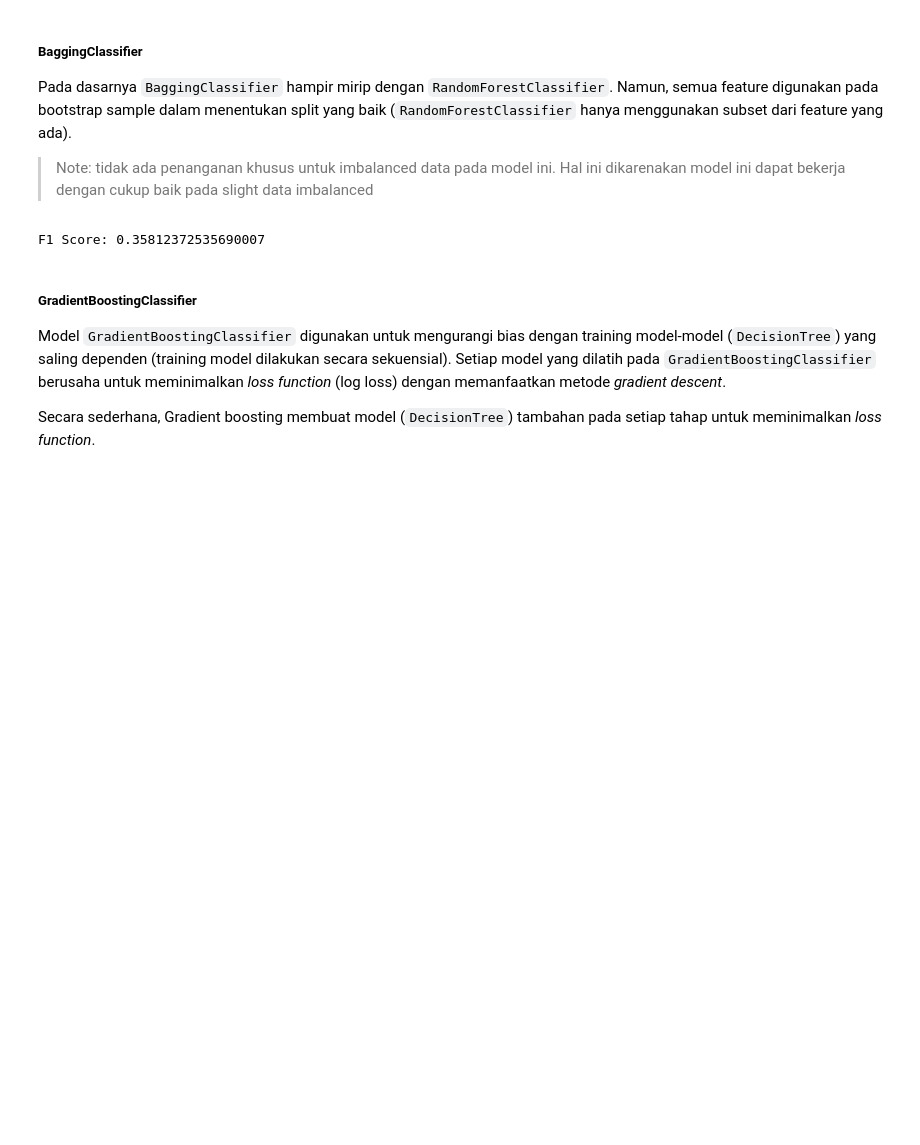
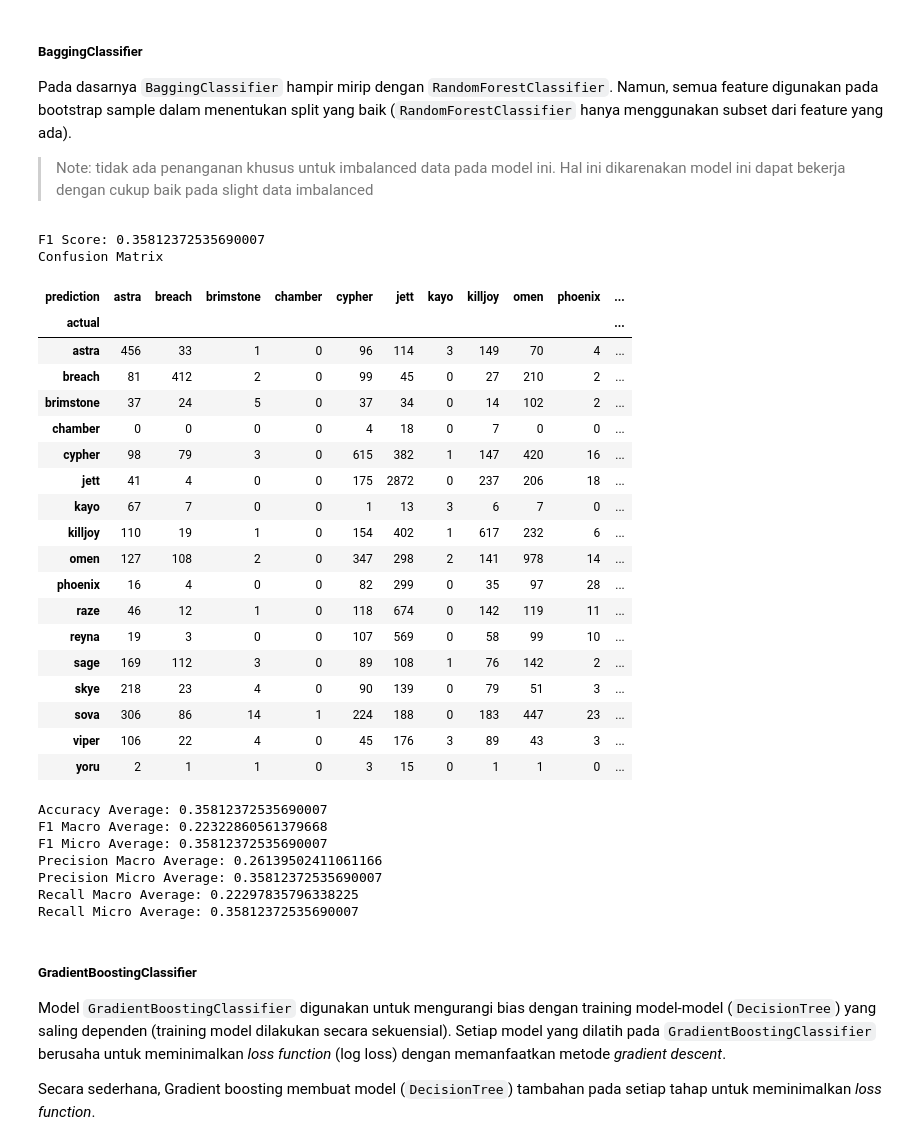
Before and after one commit to LyzanderAndrylie/kasdad-tk, a Jupyter notebook: TK_Data+.ipynb, the cells around one changed output. Saved outputs shown, nothing was run; the diff lists cells and outputs as text; code cells hidden in the pictures; blank space fills up the shorter version.

```diff
--- a/TK_Data+.ipynb
+++ b/TK_Data+.ipynb
@@ -2491,15 +2540,43 @@ Pada dasarnya `BaggingClassifier` hampir mirip dengan `RandomForestClassifier`.
 # %%
 # Mendefinisikan model
 bgc = BaggingClassifier(n_estimators=100, random_state=10, n_jobs=-1)
 bgc.fit(X_train, y_train)
 
 # Prediksi dan Evaluasi
 predictions = bgc.predict(X_test)
 f1 = f1_score(y_test, predictions, average='micro')
 
 print(f'F1 Score: {f1}')
+evaluate_classifier_performance(predictions, y_test)
 # %% [output]
 F1 Score: 0.35812372535690007
+Confusion Matrix
+| prediction | astra | breach | brimstone | chamber | cypher | jett | kayo | killjoy | omen | phoenix | ... |
+| actual |  |  |  |  |  |  |  |  |  |  | ... |
+| astra | 456 | 33 | 1 | 0 | 96 | 114 | 3 | 149 | 70 | 4 | ... |
+| breach | 81 | 412 | 2 | 0 | 99 | 45 | 0 | 27 | 210 | 2 | ... |
+| brimstone | 37 | 24 | 5 | 0 | 37 | 34 | 0 | 14 | 102 | 2 | ... |
+| chamber | 0 | 0 | 0 | 0 | 4 | 18 | 0 | 7 | 0 | 0 | ... |
+| cypher | 98 | 79 | 3 | 0 | 615 | 382 | 1 | 147 | 420 | 16 | ... |
+| jett | 41 | 4 | 0 | 0 | 175 | 2872 | 0 | 237 | 206 | 18 | ... |
+| kayo | 67 | 7 | 0 | 0 | 1 | 13 | 3 | 6 | 7 | 0 | ... |
+| killjoy | 110 | 19 | 1 | 0 | 154 | 402 | 1 | 617 | 232 | 6 | ... |
+| omen | 127 | 108 | 2 | 0 | 347 | 298 | 2 | 141 | 978 | 14 | ... |
+| phoenix | 16 | 4 | 0 | 0 | 82 | 299 | 0 | 35 | 97 | 28 | ... |
+| raze | 46 | 12 | 1 | 0 | 118 | 674 | 0 | 142 | 119 | 11 | ... |
+| reyna | 19 | 3 | 0 | 0 | 107 | 569 | 0 | 58 | 99 | 10 | ... |
+| sage | 169 | 112 | 3 | 0 | 89 | 108 | 1 | 76 | 142 | 2 | ... |
+| skye | 218 | 23 | 4 | 0 | 90 | 139 | 0 | 79 | 51 | 3 | ... |
+| sova | 306 | 86 | 14 | 1 | 224 | 188 | 0 | 183 | 447 | 23 | ... |
+| viper | 106 | 22 | 4 | 0 | 45 | 176 | 3 | 89 | 43 | 3 | ... |
+| yoru | 2 | 1 | 1 | 0 | 3 | 15 | 0 | 1 | 1 | 0 | ... |
+Accuracy Average: 0.35812372535690007
+F1 Macro Average: 0.22322860561379668
+F1 Micro Average: 0.35812372535690007
+Precision Macro Average: 0.26139502411061166
+Precision Micro Average: 0.35812372535690007
+Recall Macro Average: 0.22297835796338225
+Recall Micro Average: 0.35812372535690007
 # %% [markdown]
 ##### GradientBoostingClassifier
 
```
Also changed, not shown: parts of 6 cells of this notebook.
